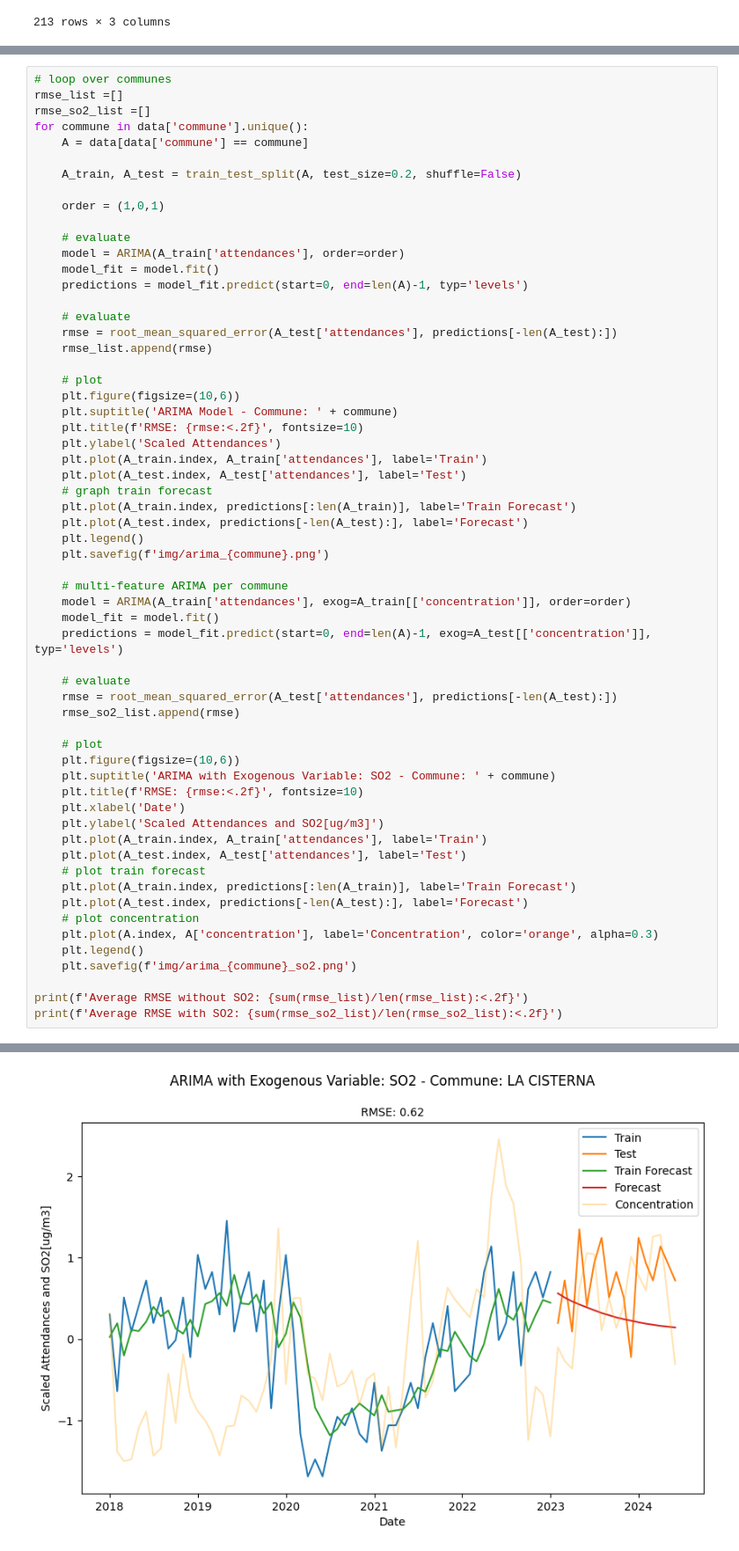
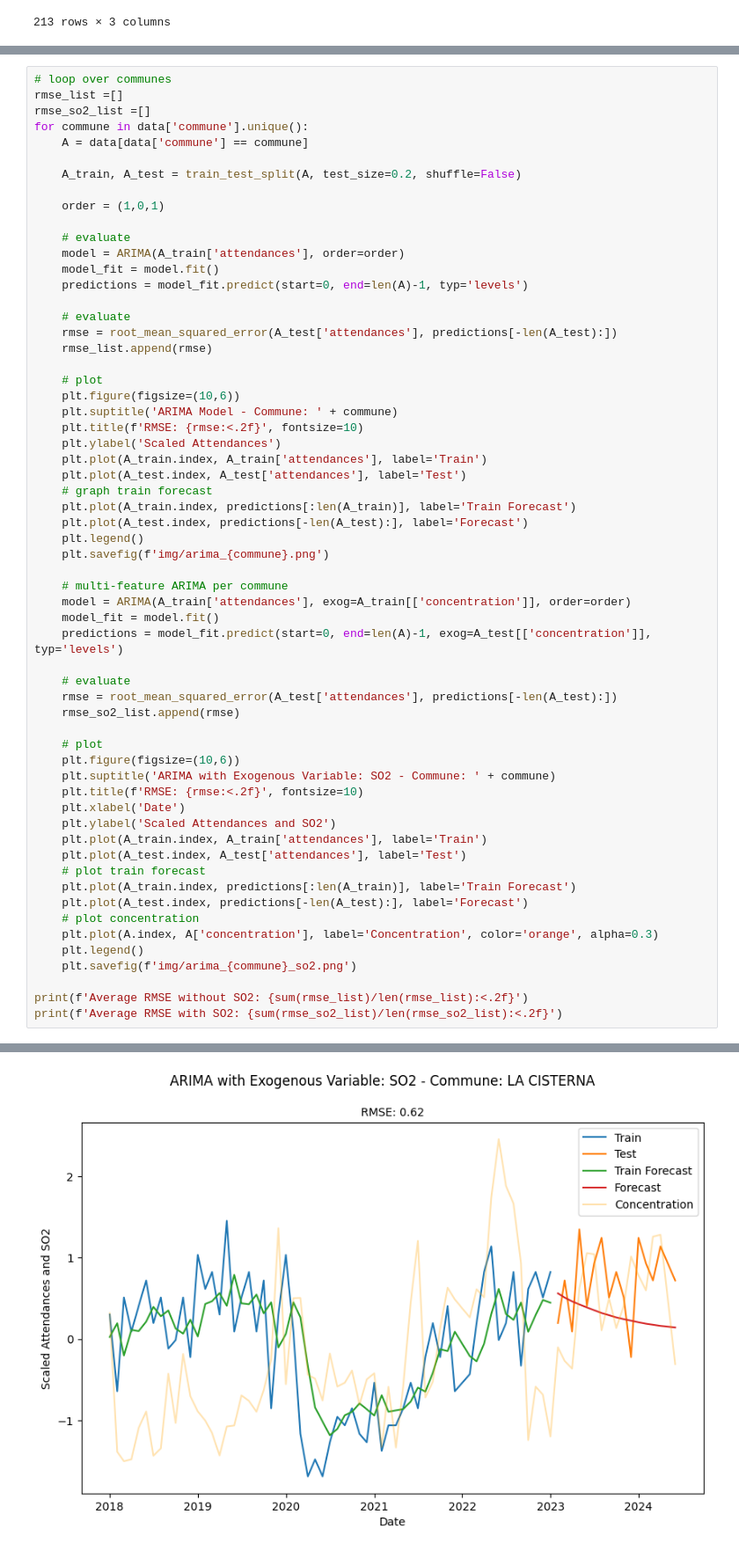
Before and after one commit to JPRosenberg/mental-health-exploration, a Jupyter notebook: exo-arima.ipynb, the cells around one changed output, grey strips where cells are left out. Shown at 88% size. Saved outputs shown, nothing was run; the diff lists cells and outputs as text.

```diff
--- a/exo-arima.ipynb
+++ b/exo-arima.ipynb
@@ -154,33 +135,33 @@ for commune in data['commune'].unique():
     # multi-feature ARIMA per commune
     model = ARIMA(A_train['attendances'], exog=A_train[['concentration']], order=order)
     model_fit = model.fit()
     predictions = model_fit.predict(start=0, end=len(A)-1, exog=A_test[['concentration']], typ='levels')
 
     # evaluate
     rmse = root_mean_squared_error(A_test['attendances'], predictions[-len(A_test):])
     rmse_so2_list.append(rmse)
 
     # plot
     plt.figure(figsize=(10,6))
     plt.suptitle('ARIMA with Exogenous Variable: SO2 - Commune: ' + commune)
     plt.title(f'RMSE: {rmse:<.2f}', fontsize=10)
     plt.xlabel('Date')
-    plt.ylabel('Scaled Attendances and SO2[ug/m3]')
+    plt.ylabel('Scaled Attendances and SO2')
     plt.plot(A_train.index, A_train['attendances'], label='Train')
     plt.plot(A_test.index, A_test['attendances'], label='Test')
     # plot train forecast
     plt.plot(A_train.index, predictions[:len(A_train)], label='Train Forecast')
     plt.plot(A_test.index, predictions[-len(A_test):], label='Forecast')
     # plot concentration
     plt.plot(A.index, A['concentration'], label='Concentration', color='orange', alpha=0.3)
     plt.legend()
     plt.savefig(f'img/arima_{commune}_so2.png')
 
 print(f'Average RMSE without SO2: {sum(rmse_list)/len(rmse_list):<.2f}')
 print(f'Average RMSE with SO2: {sum(rmse_so2_list)/len(rmse_so2_list):<.2f}')
 # %% [output]
 Average RMSE without SO2: 0.65
 Average RMSE with SO2: 0.67
 [figure]
-[figure, old version]
+[figure, new version]
 [figure]
```
Also changed, not shown: parts of 2 cells of this notebook, 8 other files.
